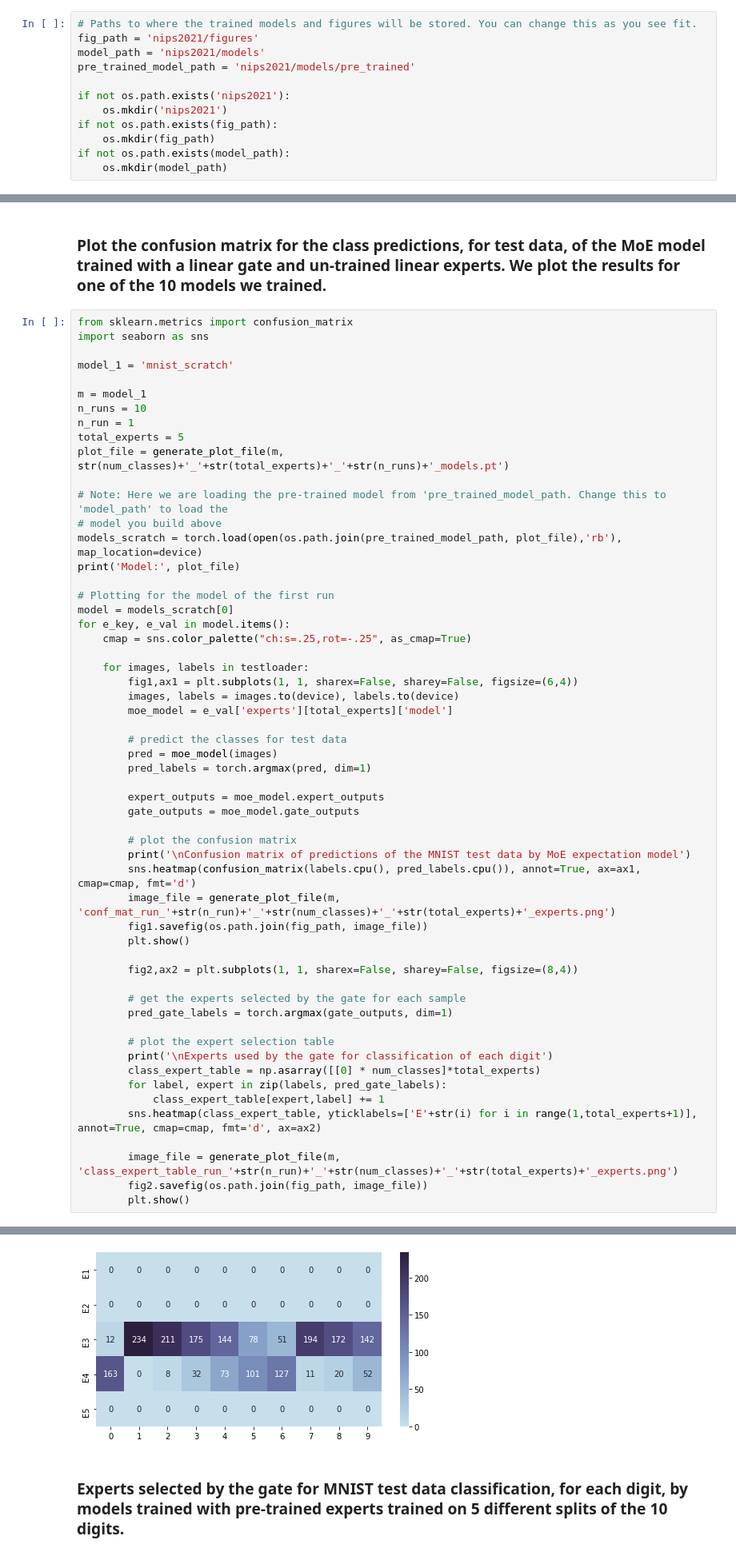
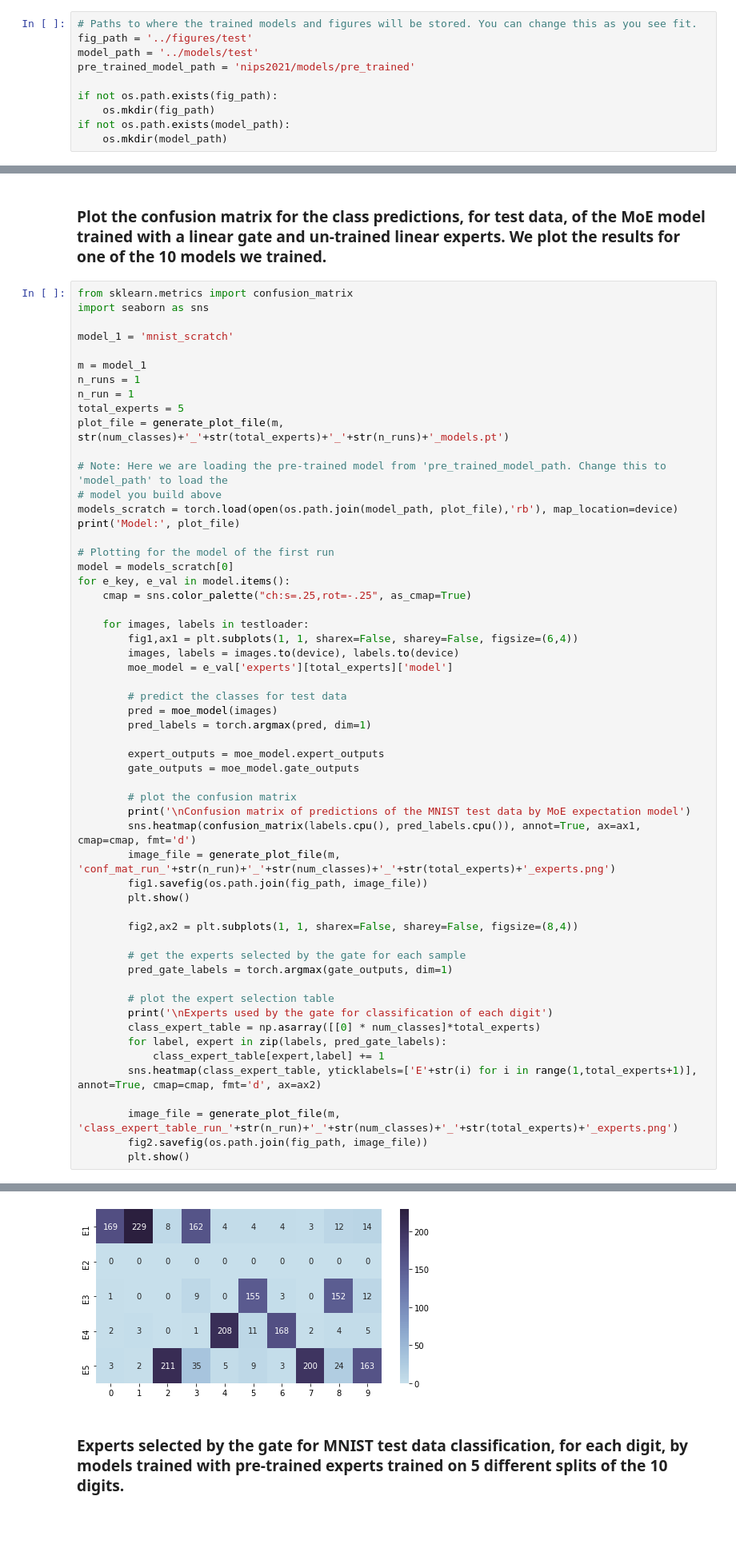
Before and after one commit to yamsgithub/modular_deep_learning, a Jupyter notebook: notebooks/mnist_classification.ipynb, the cells around one changed output, grey strips where cells are left out. Shown: that part at 80% size. Drawn from its saved outputs; the diff is of its cells as text; blank space fills up the shorter version.

Commit message:
tests w_ortho

```diff
--- a/notebooks/mnist_classification.ipynb
+++ b/notebooks/mnist_classification.ipynb
@@ -47,12 +47,10 @@ device cuda:0
 ## Load MNIST dataset
 # %%
 # Paths to where the trained models and figures will be stored. You can change this as you see fit.
-fig_path = 'nips2021/figures'
-model_path = 'nips2021/models'
+fig_path = '../figures/test'
+model_path = '../models/test'
 pre_trained_model_path = 'nips2021/models/pre_trained'
 
-if not os.path.exists('nips2021'):
-    os.mkdir('nips2021')
 if not os.path.exists(fig_path):
     os.mkdir(fig_path)
 if not os.path.exists(model_path):
@@ -607,14 +621,14 @@ import seaborn as sns
 model_1 = 'mnist_scratch'
 
 m = model_1
-n_runs = 10
+n_runs = 1
 n_run = 1
 total_experts = 5
 plot_file = generate_plot_file(m, str(num_classes)+'_'+str(total_experts)+'_'+str(n_runs)+'_models.pt')
 
 # Note: Here we are loading the pre-trained model from 'pre_trained_model_path. Change this to 'model_path' to load the
 # model you build above
-models_scratch = torch.load(open(os.path.join(pre_trained_model_path, plot_file),'rb'), map_location=device)
+models_scratch = torch.load(open(os.path.join(model_path, plot_file),'rb'), map_location=device)
 print('Model:', plot_file)
 
 # Plotting for the model of the first run
@@ -664,5 +678,5 @@ Confusion matrix of predictions of the MNIST test data by MoE expectation model
 Experts used by the gate for classification of each digit
-[figure, old version]
+[figure, new version]
 # %% [markdown]
 ### Experts selected by the gate for MNIST test data classification, for each digit, by models trained with pre-trained experts trained on 5 different splits of the 10 digits.
 # %%
```
Also changed, not shown: parts of 6 cells of this notebook.
